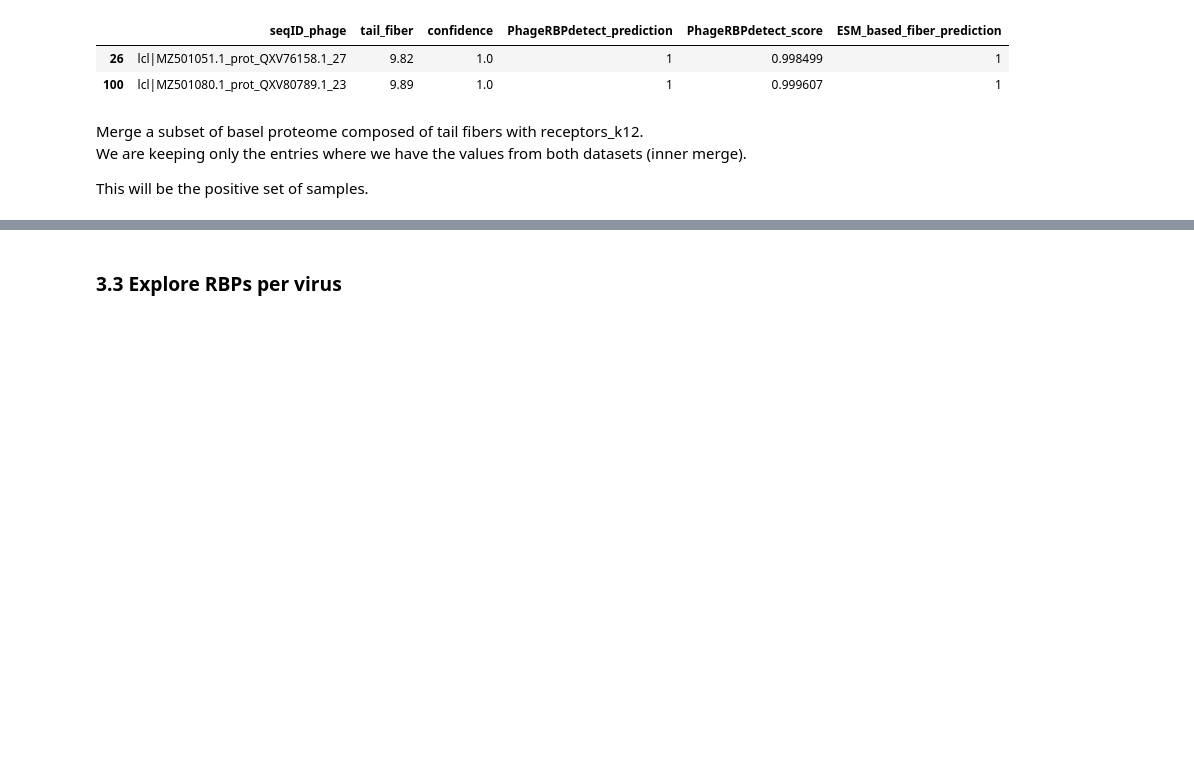
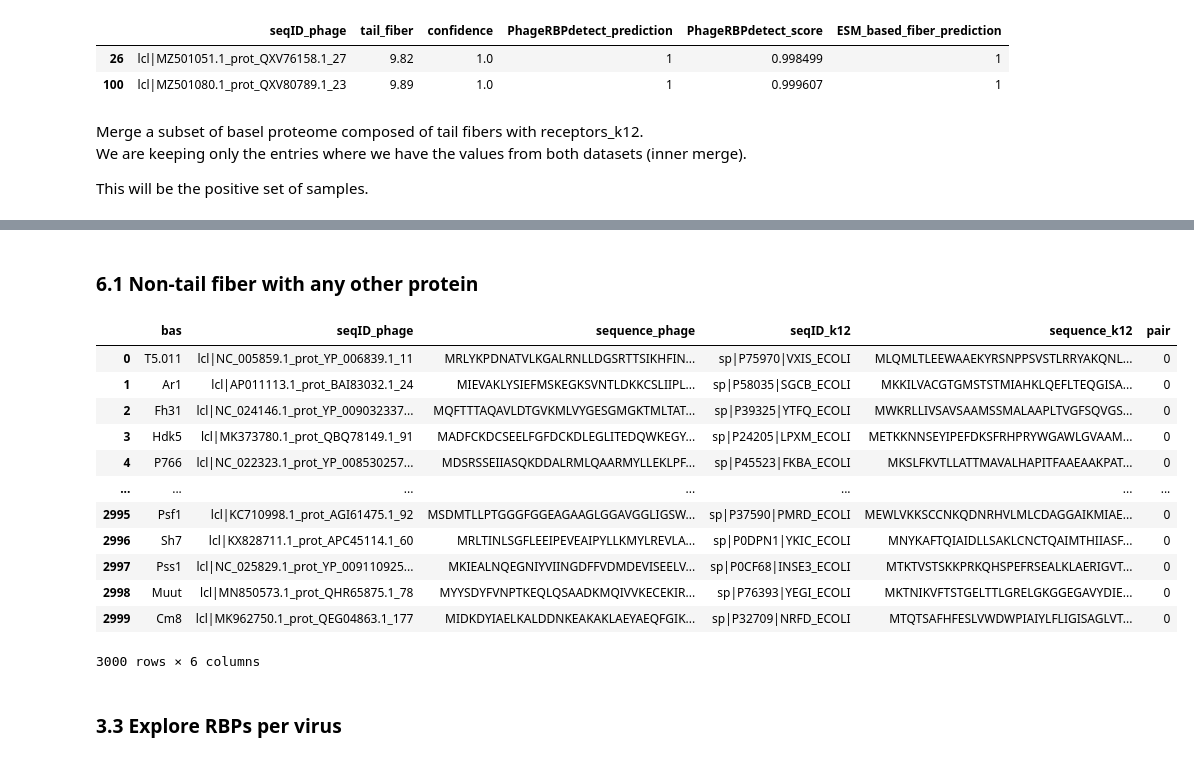
Before and after one commit to Drivahah/Predicting-phage-host-interaction-with-Language-Models, a Jupyter notebook: notebooks/02_transform_data.ipynb, the cells around one changed output, grey strips where cells are left out. Saved outputs shown, nothing was run; the diff lists cells and outputs as text; code cells hidden in the pictures; blank space fills up the shorter version.

```diff
--- a/notebooks/02_transform_data.ipynb
+++ b/notebooks/02_transform_data.ipynb
@@ -650,0 +659,2 @@ display(protein_pairs)
+# %% [markdown]
+### 6.1 Non-tail fiber with any other protein
@@ -651,3 +679,29 @@ display(protein_pairs)
+# %%
+# Concatenate side by side random entries from basel_proteome (others) and k12_proteome
+other_n_samples = 3000
+other_neg_pairs = random_concatenation(basel_proteome[basel_proteome['seqID_phage'].isin(phage_set['others'])], k12_proteome, n_entries=other_n_samples)
+
+# Drop GN_k12 and GN_lower
+other_neg_pairs.drop(columns=['GN_k12', 'GN_lower'], inplace=True)
+
+# Add a column 'pair' with value 0
+other_neg_pairs['pair'] = 0
+# %%
+display(other_neg_pairs)
+# %% [output]
+|  | bas | seqID_phage | sequence_phage | seqID_k12 | sequence_k12 | pair |
+| 0 | T5.011 | lcl|NC_005859.1_prot_YP_006839.1_11 | MRLYKPDNATVLKGALRNLLDGSRTTSIKHFIN... | sp|P75970|VXIS_ECOLI | MLQMLTLEEWAAEKYRSNPPSVSTLRRYAKQNL... | 0 |
+| 1 | Ar1 | lcl|AP011113.1_prot_BAI83032.1_24 | MIEVAKLYSIEFMSKEGKSVNTLDKKCSLIIPL... | sp|P58035|SGCB_ECOLI | MKKILVACGTGMSTSTMIAHKLQEFLTEQGISA... | 0 |
+| 2 | Fh31 | lcl|NC_024146.1_prot_YP_009032337... | MQFTTTAQAVLDTGVKMLVYGESGMGKTMLTAT... | sp|P39325|YTFQ_ECOLI | MWKRLLIVSAVSAAMSSMALAAPLTVGFSQVGS... | 0 |
+| 3 | Hdk5 | lcl|MK373780.1_prot_QBQ78149.1_91 | MADFCKDCSEELFGFDCKDLEGLITEDQWKEGY... | sp|P24205|LPXM_ECOLI | METKKNNSEYIPEFDKSFRHPRYWGAWLGVAAM... | 0 |
+| 4 | P766 | lcl|NC_022323.1_prot_YP_008530257... | MDSRSSEIIASQKDDALRMLQAARMYLLEKLPF... | sp|P45523|FKBA_ECOLI | MKSLFKVTLLATTMAVALHAPITFAAEAAKPAT... | 0 |
+| ... | ... | ... | ... | ... | ... | ... |
+| 2995 | Psf1 | lcl|KC710998.1_prot_AGI61475.1_92 | MSDMTLLPTGGGFGGEAGAAGLGGAVGGLIGSW... | sp|P37590|PMRD_ECOLI | MEWLVKKSCCNKQDNRHVLMLCDAGGAIKMIAE... | 0 |
+| 2996 | Sh7 | lcl|KX828711.1_prot_APC45114.1_60 | MRLTINLSGFLEEIPEVEAIPYLLKMYLREVLA... | sp|P0DPN1|YKIC_ECOLI | MNYKAFTQIAIDLLSAKLCNCTQAIMTHIIASF... | 0 |
+| 2997 | Pss1 | lcl|NC_025829.1_prot_YP_009110925... | MKIEALNQEGNIYVIINGDFFVDMDEVISEELV... | sp|P0CF68|INSE3_ECOLI | MTKTVSTSKKPRKQHSPEFRSEALKLAERIGVT... | 0 |
+| 2998 | Muut | lcl|MN850573.1_prot_QHR65875.1_78 | MYYSDYFVNPTKEQLQSAADKMQIVVKECEKIR... | sp|P76393|YEGI_ECOLI | MKTNIKVFTSTGELTTLGRELGKGGEGAVYDIE... | 0 |
+| 2999 | Cm8 | lcl|MK962750.1_prot_QEG04863.1_177 | MIDKDYIAELKALDDNKEAKAKLAEYAEQFGIK... | sp|P32709|NRFD_ECOLI | MTQTSAFHFESLVWDWPIAIYLFLIGISAGLVT... | 0 |
+3000 rows × 6 columns
 # %% [markdown]
 ### 3.3 Explore RBPs per virus
 # %%
```
Also changed, not shown: parts of 5 cells of this notebook.
